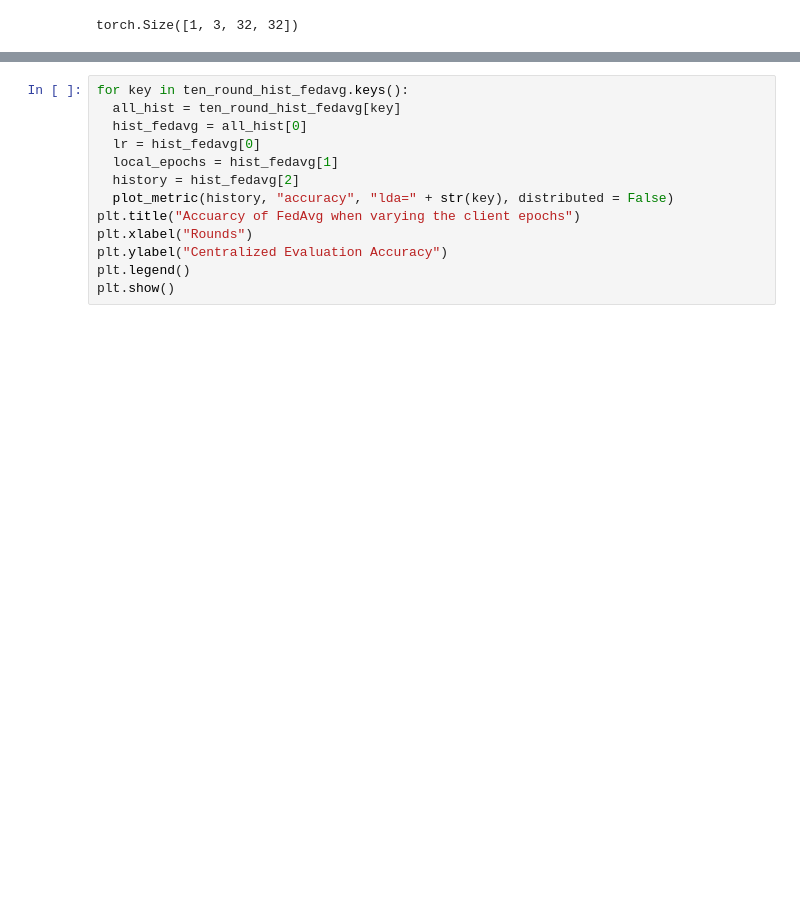
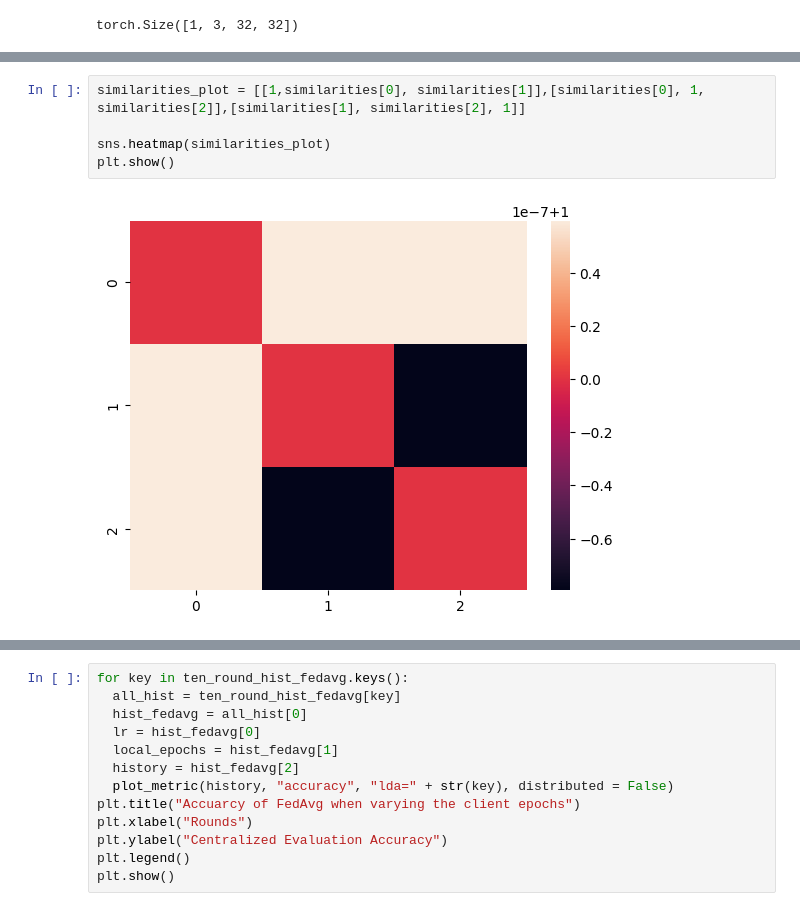
Before and after one commit to Tyv217/L361-Federated-Learning, a Jupyter notebook: projects/project.ipynb, the cells around one changed output, grey strips where cells are left out. Cells and saved outputs as stored; diff of their text form; blank space fills up the shorter version.

```diff
--- a/projects/project.ipynb
+++ b/projects/project.ipynb
@@ -1787,0 +1838,7 @@ plt.show()
+# %%
+similarities_plot = [[1,similarities[0], similarities[1]],[similarities[0], 1, similarities[2]],[similarities[1], similarities[2], 1]]
+
+sns.heatmap(similarities_plot)
+plt.show()
+# %% [output]
+[figure, added]
```
Also changed, not shown: parts of 20 cells of this notebook.
